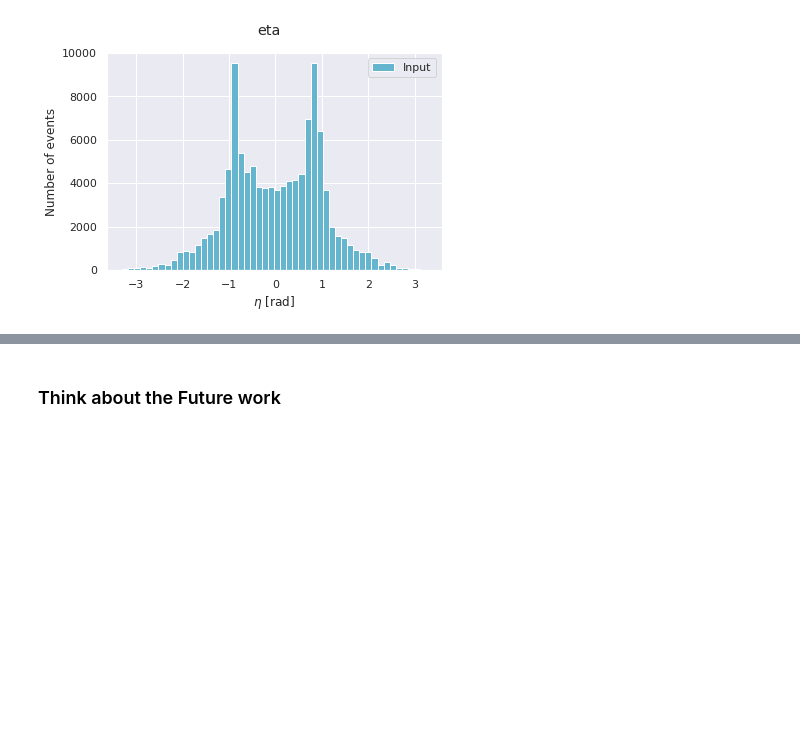
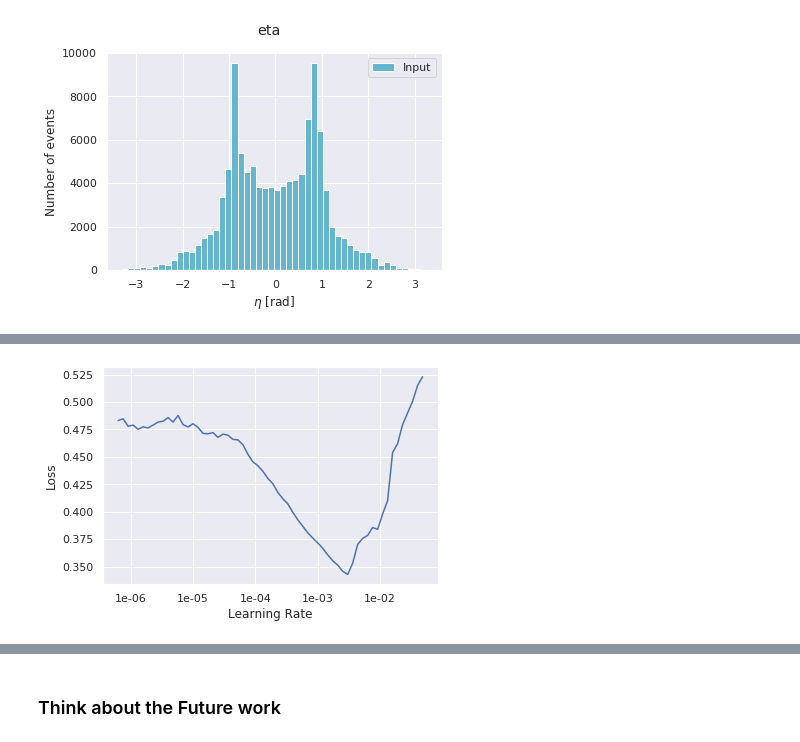
Before and after one commit to ATLAS-Autoencoders-GSoC-2020-Closed/gsoc-assignment-prabh27, a Jupyter notebook: autoencoder_4D.ipynb, the cells around one changed output, grey strips where cells are left out. Saved outputs shown, nothing was run; the diff lists cells and outputs as text; code cells hidden in the pictures; blank space fills up the shorter version.

```diff
--- a/autoencoder_4D.ipynb
+++ b/autoencoder_4D.ipynb
@@ -190,0 +224,10 @@ for i in np.arange(4):
+# %%
+# x == y because this is an autoencoder.
+x_train = y_train = x_train
+x_valid = y_valid = x_test
+
+bs=256
+train_ds = TensorDataset(torch.tensor(x_train), torch.tensor(y_train))
+valid_ds = TensorDataset(torch.tensor(x_valid), torch.tensor(y_valid))
+
+data = DataBunch.create(train_ds, valid_ds, bs=bs)
@@ -190,0 +249,14 @@ for i in np.arange(4):
+# %%
+model = AE_3D_200()
+model_path = '/home/pbaweja/autoencoder/HEPAutoencoders/4D/models/AE_3D_200_no1cycle_trainforever'
+bn_wd = False  # Don't use weight decay fpr batchnorm layers
+true_wd = True  # wd will be used for all optimizers
+wd = 1e-6
+loss_func = nn.MSELoss()
+# %%
+learn = basic_train.Learner(data=data,
+                            model=model,
+                            loss_func=loss_func,
+                            wd=wd,
+                            callback_fns=ActivationStats,
+                            bn_wd=bn_wd, true_wd=true_wd)
@@ -190,0 +265,2 @@ for i in np.arange(4):
+# %%
+learn.load(model_path)
@@ -190,0 +303,4 @@ for i in np.arange(4):
+# %%
+learn.recorder.plot()
+# %% [output]
+[figure, added]
```
Also changed, not shown: parts of 55 cells of this notebook, 2 other files.
